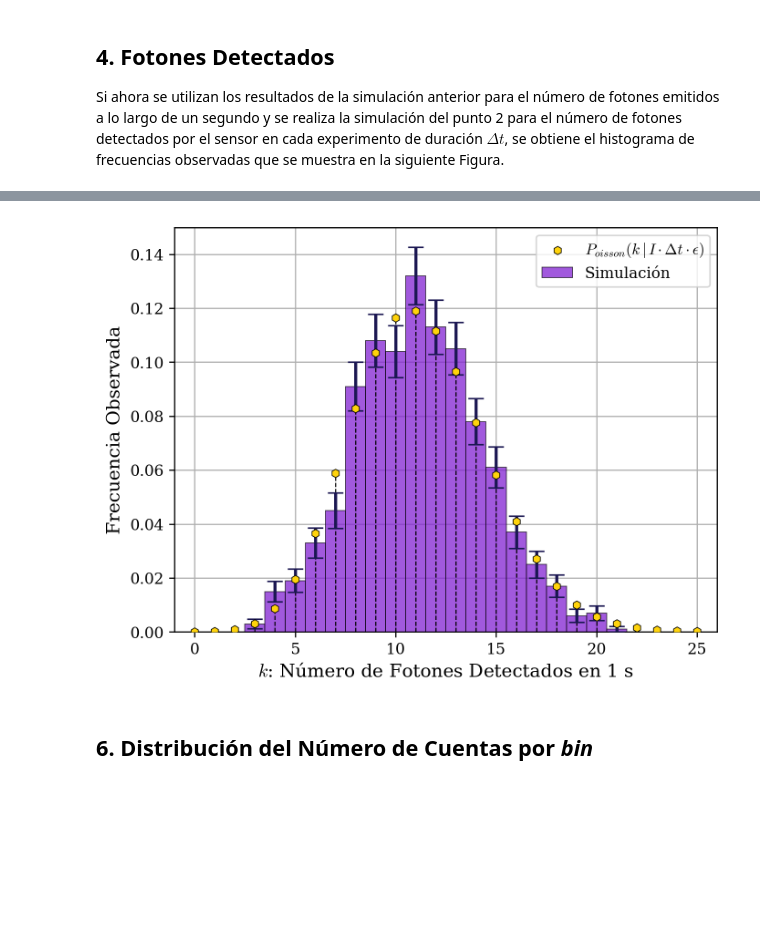
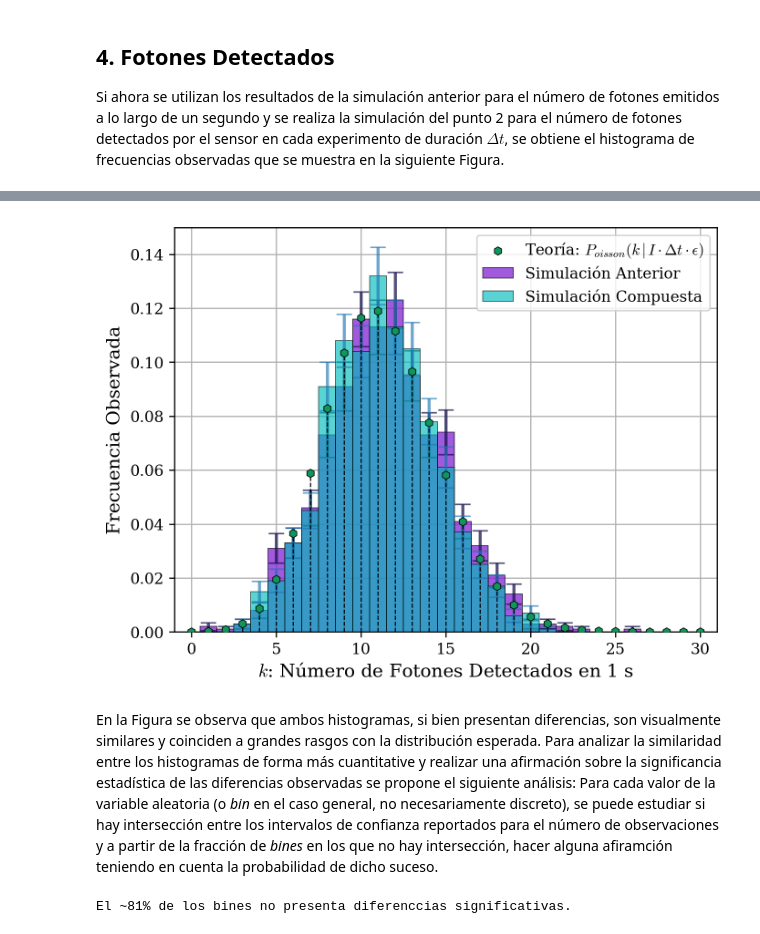
Before and after one commit to agustinbrusco/MEFE, a Jupyter notebook: Codigo/computacional_1.ipynb, the cells around one changed output, grey strips where cells are left out. Drawn from its saved outputs; the diff is of its cells as text; code cells hidden in the pictures; blank space fills up the shorter version.

```diff
--- a/Codigo/computacional_1.ipynb
+++ b/Codigo/computacional_1.ipynb
@@ -249,38 +255,85 @@ Sin embargo, resulta razonable que si en un experimento de un segundo la fuente
 # %%
-# Simulación de 1_000 experimentos compuestos: (emisión & detección)
+# Simulación de 1_000 experimentos compuestos: (emisión & detección con p_efectiva=0.01125)
 N_experimentos = 1_000
 probabilidad_efectiva = probabilidad_de_emision * eficiencia
-fotones_detectados = np.empty(N_experimentos, dtype=int)
+fotones_emitidos_y_detectados = np.empty(N_experimentos, dtype=int)
 for experimento in range(N_experimentos):
-    fotones_detectados[experimento] = simular_experimentos_bernoulli(
+    fotones_emitidos_y_detectados[experimento] = simular_experimentos_bernoulli(
         subdivisiones, probabilidad_efectiva
     )
-
-valores_a_evaluar = np.arange(fotones_detectados.max() + 5)
+# Cálculo de la distribución teorica de Poisson para dicho proceso:
+valores_a_evaluar = np.arange(
+    max(
+        fotones_emitidos_y_detectados.max(),
+        fotones_detectados.max()
+    ) + 5
+)
 distribucion_esperada = poisson.pmf(
     valores_a_evaluar, duracion_experimento * intensidad_media * eficiencia
 )
+# Grafico de los resultados:
 fig, ax = plt.subplots(1, 1)
-plot_discrete_hist(
+# Histograma de la simulación "por separado"
+centros_sepa, cuentas_sepa, errores_sepa = histograma_discreto(
     fotones_detectados,
-    label="Simulación",
+    label="Simulación Anterior",
+    alpha=0.75,
     zorder=10,
     ax=ax,
 )
-plot_discrete_stem(
+# Histograma de la simulación "compuesta"
+centros_comp, cuentas_comp, errores_comp = histograma_discreto(
+    fotones_emitidos_y_detectados,
+    label="Simulación Compuesta",
+    color="#00bcbc",
+    ecolor="tab:blue",
+    alpha=0.65,
+    zorder=12,
+    ax=ax,
+)
+grafico_de_tallo(
     valores_a_evaluar,
     distribucion_esperada,
-    label=r"$P_{oisson}\left(k\,|\,I\cdot\Delta{t}\cdot\epsilon\right)$",
-    zorder=11,
+    label=r"Teoría: $P_{oisson}\left(k\,|\,I\cdot\Delta{t}\cdot\epsilon\right)$",
+    color="#10965a",
+    zorder=14,
     ax=ax,
 )
 ax.legend()
 ax.grid()
 ax.set_xlabel(f"$k$: Número de Fotones Detectados en {duracion_experimento} s")
 ax.set_ylabel("Frecuencia Observada")
 ax.set_xlim(-1, valores_a_evaluar.max() + 1)
 plt.show()
 # %% [output]
-[figure, old version]
+[figure, new version]
-# %% [markdown]
-## 6. Distribución del Número de Cuentas por _bin_
+# %% [markdown]
+En la Figura se observa que ambos histogramas, si bien presentan diferencias, son visualmente similares y coinciden a grandes rasgos con la distribución esperada. Para analizar la similaridad entre los histogramas de forma más cuantitative y realizar una afirmación sobre la significancia estadística de las diferencias observadas se propone el siguiente análisis: Para cada valor de la variable aleatoria (o _bin_ en el caso general, no necesariamente discreto), se puede estudiar si hay intersección entre los intervalos de confianza reportados para el número de observaciones y a partir de la fracción de _bines_ en los que no hay intersección, hacer alguna afiramción teniendo en cuenta la probabilidad de dicho suceso.
+# %%
+# Comparación cuantitatva de los histogramas:
+valores_observados = np.arange(0, max(centros_sepa.max(), centros_comp.max()) + 1, 1)
+# Completo los bins de mis histogramas para hacerlos comparables:
+for valor_unico in valores_observados:
+    if valor_unico not in centros_comp:
+        insert_id = np.searchsorted(centros_comp, valor_unico, )
+        centros_comp = np.insert(centros_comp, insert_id, valor_unico)
+        cuentas_comp = np.insert(cuentas_comp, insert_id, 0)
+        errores_comp = np.insert(errores_comp, insert_id, 0)
+    if valor_unico not in centros_sepa:
+        insert_id = np.searchsorted(centros_sepa, valor_unico, )
+        centros_sepa = np.insert(centros_sepa, insert_id, valor_unico)
+        cuentas_sepa = np.insert(cuentas_sepa, insert_id, 0)
+        errores_sepa = np.insert(errores_sepa, insert_id, 0)
+# Comparo bin a bin si hay intersección:
+intersectan = []
+for i, valor_unico in enumerate(valores_observados):
+    if np.abs(cuentas_comp[i] - cuentas_sepa[i]) <= (errores_comp[i] + errores_sepa[i]):
+        intersectan.append(True)
+    else:
+        intersectan.append(False)
+fraccion_que_intersecta = sum(intersectan)/len(intersectan)
+print(
+    f"El ~{fraccion_que_intersecta:.0%} de los bines no presenta diferenccias significativas."
+)
+# %% [output]
+El ~81% de los bines no presenta diferenccias significativas.
```
Also changed, not shown: parts of 11 cells of this notebook.
